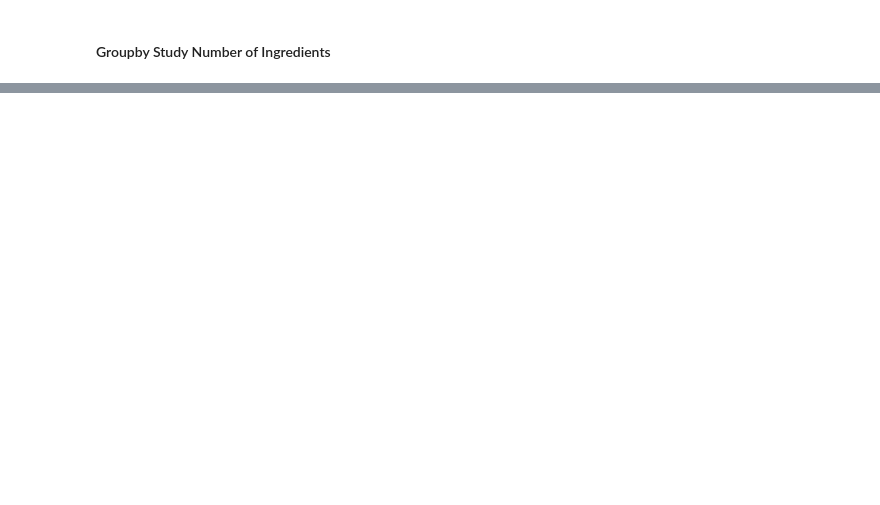
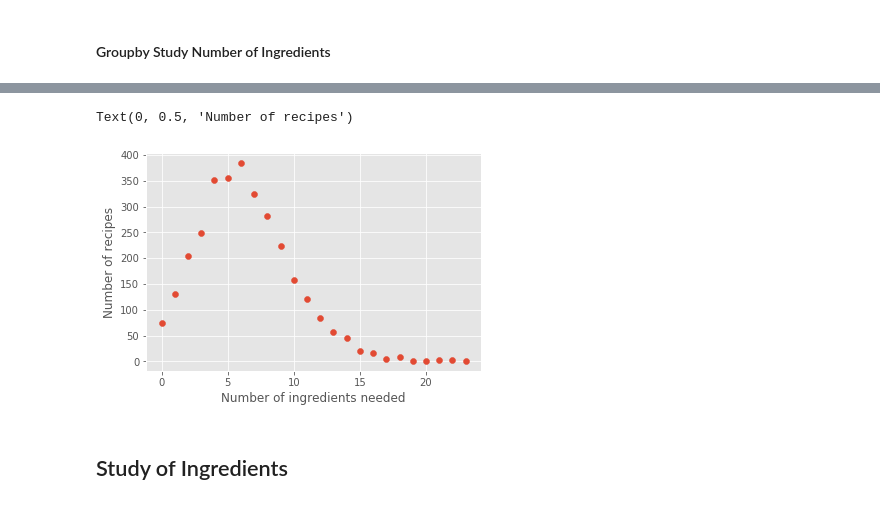
Before and after one commit to shimmer-croissant0707/web_scraping_project, a Jupyter notebook: Web_Scraping_Project.ipynb, the cells around one changed output, grey strips where cells are left out. Cells and saved outputs as stored; diff of their text form; code cells hidden in the pictures; blank space fills up the shorter version.

```diff
--- a/Web_Scraping_Project.ipynb
+++ b/Web_Scraping_Project.ipynb
@@ -622,0 +645,9 @@ ingre_group
+# %%
+plt.scatter(range(len(ingredGroup)),ingredGroup.agg(colFun).rating['count'].tolist())
+plt.xlabel('Number of ingredients needed')
+plt.ylabel('Number of recipes')
+# %% [output]
+Text(0, 0.5, 'Number of recipes')
+[figure, added]
+# %% [markdown]
+## Study of Ingredients
```
Also changed, not shown: parts of 23 cells of this notebook, 2 other files.
